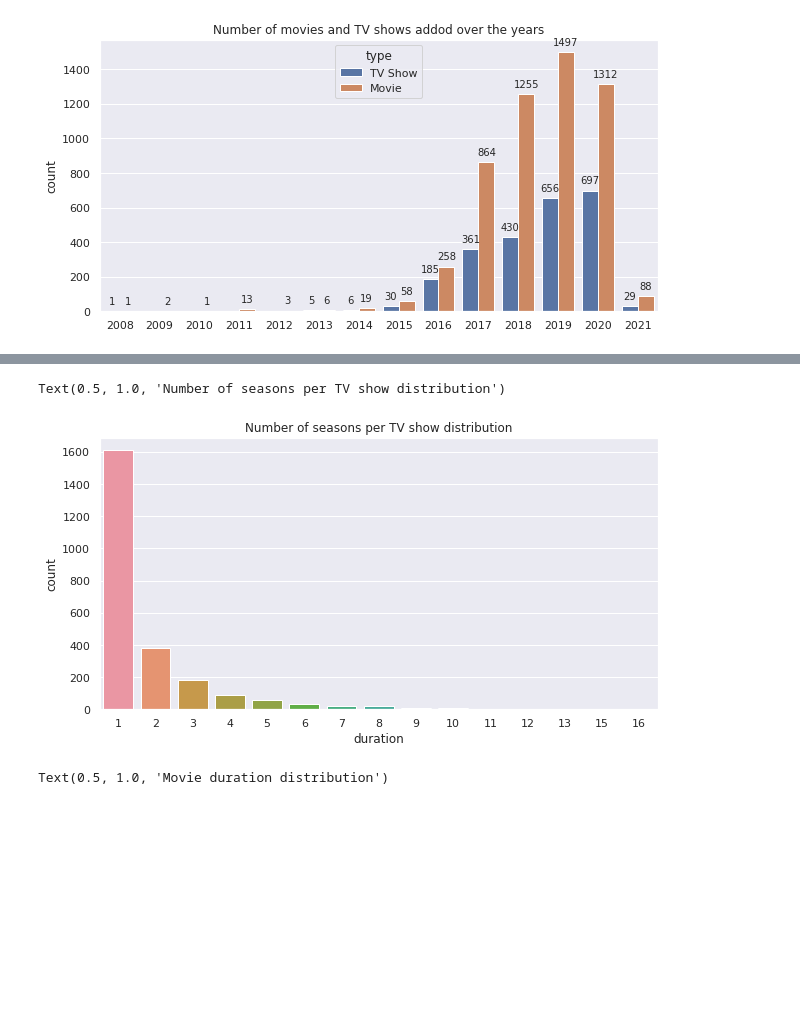
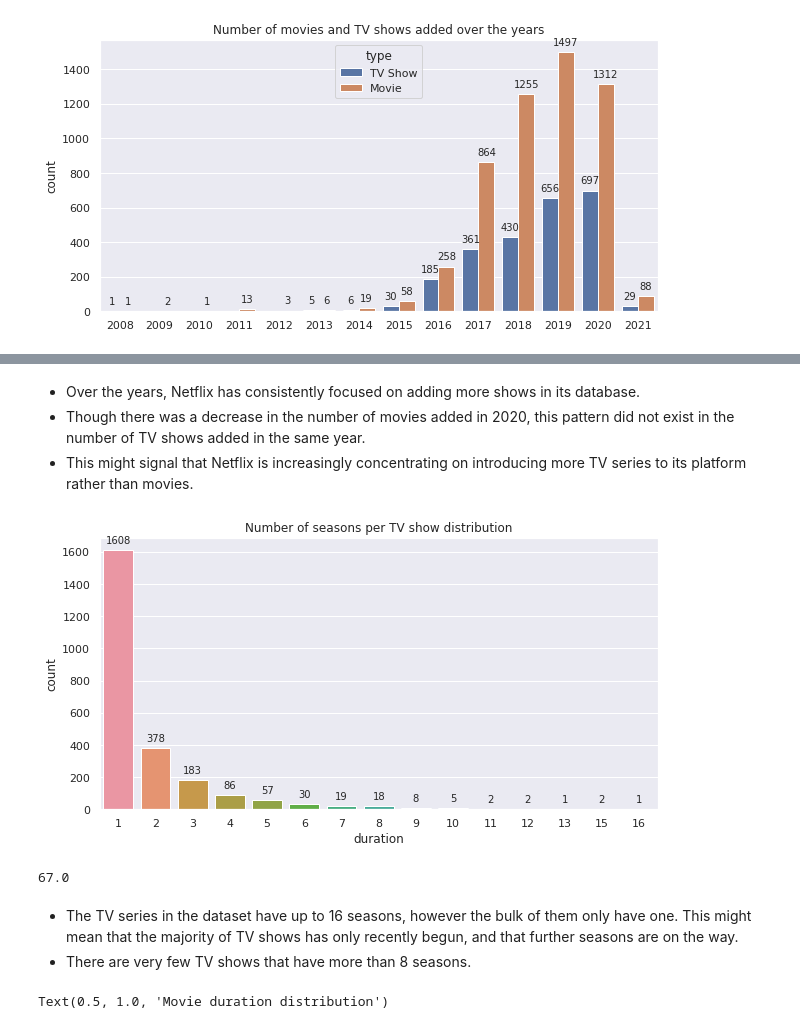
Before and after one commit to shaloy-lewis/Netflix_movies_and_tv_shows_clustering, a Jupyter notebook: Netflix_Movies_and_TV_Shows_Clustering_Shaloy_Lewis.ipynb, the cells around one changed output, grey strips where cells are left out. Cells and saved outputs as stored; diff of their text form; code cells hidden in the pictures; blank space fills up the shorter version.

```diff
--- a/Netflix_Movies_and_TV_Shows_Clustering_Shaloy_Lewis.ipynb
+++ b/Netflix_Movies_and_TV_Shows_Clustering_Shaloy_Lewis.ipynb
@@ -493,3 +507,13 @@ for i in p.patches:
   p.annotate(format(i.get_height(), '.0f'), (i.get_x() + i.get_width() / 2., i.get_height()), ha = 'center', va = 'center', xytext = (0, 10), textcoords = 'offset points')
 # %% [output]
 [figure]
+# %%
+# Number of shows released each year since 2008
+order = range(2008,2022)
+plt.figure(figsize=(10,5))
+p = sns.countplot(x='release_year',data=df, hue='type',
+                  order = order)
+plt.title('Number of shows released each year since 2008 that are on Netflix')
+plt.xlabel('')
+for i in p.patches:
+  p.annotate(format(i.get_height(), '.0f'), (i.get_x() + i.get_width() / 2., i.get_height()), ha = 'center', va = 'center', xytext = (0, 10), textcoords = 'offset points')
@@ -496,11 +522,25 @@ for i in p.patches:
+# %% [markdown]
+* Over the years, Netflix has consistently focused on adding more shows in its database.
+* Though there was a decrease in the number of movies added in 2020, this pattern did not exist in the number of TV shows added in the same year.
+* This might signal that Netflix is increasingly concentrating on introducing more TV series to its platform rather than movies.
 # %%
 # Seasons in each TV show
 plt.figure(figsize=(10,5))
-sns.countplot(x='duration',data=df[df['type']=='TV Show'])
+p = sns.countplot(x='duration',data=df[df['type']=='TV Show'])
 plt.title('Number of seasons per TV show distribution')
+
+for i in p.patches:
+  p.annotate(format(i.get_height(), '.0f'), (i.get_x() + i.get_width() / 2., i.get_height()), ha = 'center', va = 'center', xytext = (0, 10), textcoords = 'offset points')
 # %% [output]
-Text(0.5, 1.0, 'Number of seasons per TV show distribution')
-[figure, old version]
+[figure, new version]
+# %%
+# % of tv shows with just 1 season
+len(df[(df['type']=='TV Show') & (df['duration']==1)]) / len(df[df['type']=='TV Show'])* 100
+# %% [output]
+67.0
+# %% [markdown]
+* The TV series in the dataset have up to 16 seasons, however the bulk of them only have one. This might mean that the majority of TV shows has only recently begun, and that further seasons are on the way.
+* There are very few TV shows that have more than 8 seasons.
 # %%
 # Seasons in each TV show
 plt.figure(figsize=(10,5))
```
Also changed, not shown: parts of 28 cells of this notebook.
